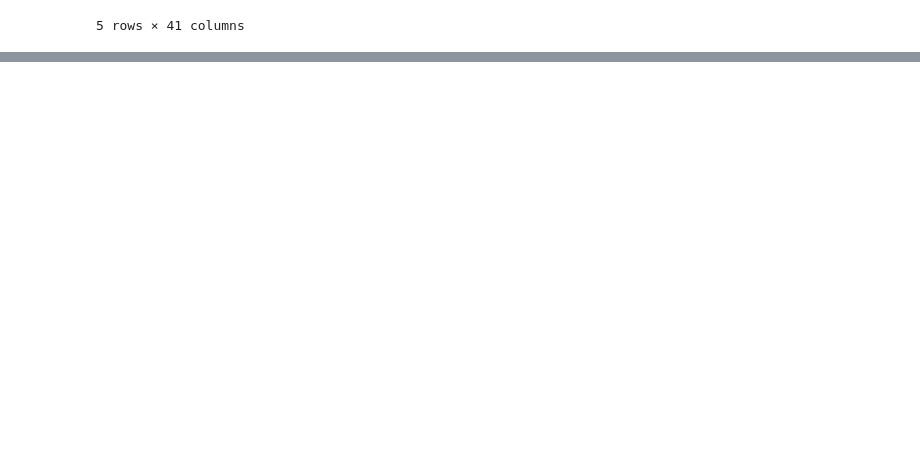
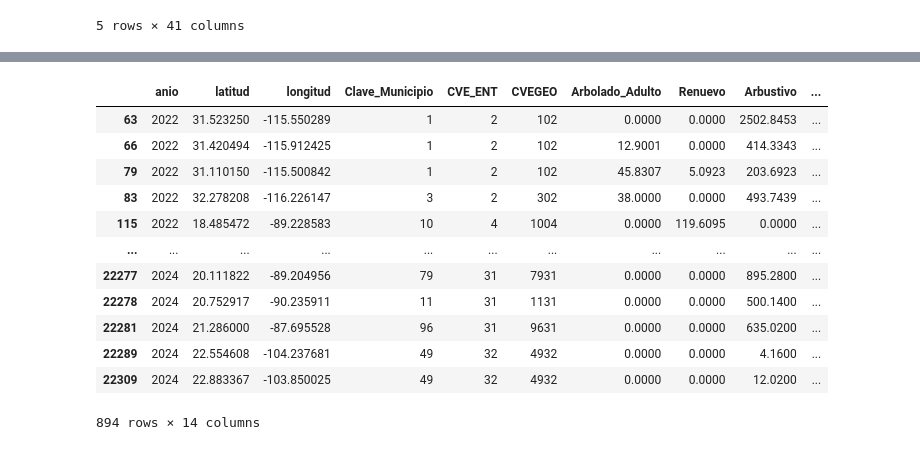
Before and after one commit to ErikaMVM/diplomado_cdd, a Jupyter notebook: moduloII/src/proyecto-incendios_forestales.ipynb, the cells around one changed output, grey strips where cells are left out. Cells and saved outputs as stored; diff of their text form; code cells hidden in the pictures; blank space fills up the shorter version.

```diff
--- a/moduloII/src/proyecto-incendios_forestales.ipynb
+++ b/moduloII/src/proyecto-incendios_forestales.ipynb
@@ -63,0 +311,16 @@ skim(df)
+# %%
+df_outliers
+# %% [output]
+|  | anio | latitud | longitud | Clave_Municipio | CVE_ENT | CVEGEO | Arbolado_Adulto | Renuevo | Arbustivo | ... |
+| 63 | 2022 | 31.523250 | -115.550289 | 1 | 2 | 102 | 0.0000 | 0.0000 | 2502.8453 | ... |
+| 66 | 2022 | 31.420494 | -115.912425 | 1 | 2 | 102 | 12.9001 | 0.0000 | 414.3343 | ... |
+| 79 | 2022 | 31.110150 | -115.500842 | 1 | 2 | 102 | 45.8307 | 5.0923 | 203.6923 | ... |
+| 83 | 2022 | 32.278208 | -116.226147 | 3 | 2 | 302 | 38.0000 | 0.0000 | 493.7439 | ... |
+| 115 | 2022 | 18.485472 | -89.228583 | 10 | 4 | 1004 | 0.0000 | 119.6095 | 0.0000 | ... |
+| ... | ... | ... | ... | ... | ... | ... | ... | ... | ... | ... |
+| 22277 | 2024 | 20.111822 | -89.204956 | 79 | 31 | 7931 | 0.0000 | 0.0000 | 895.2800 | ... |
+| 22278 | 2024 | 20.752917 | -90.235911 | 11 | 31 | 1131 | 0.0000 | 0.0000 | 500.1400 | ... |
+| 22281 | 2024 | 21.286000 | -87.695528 | 96 | 31 | 9631 | 0.0000 | 0.0000 | 635.0200 | ... |
+| 22289 | 2024 | 22.554608 | -104.237681 | 49 | 32 | 4932 | 0.0000 | 0.0000 | 4.1600 | ... |
+| 22309 | 2024 | 22.883367 | -103.850025 | 49 | 32 | 4932 | 0.0000 | 0.0000 | 12.0200 | ... |
+894 rows × 14 columns
```
Also changed, not shown: parts of 88 cells of this notebook, 5 other files.
